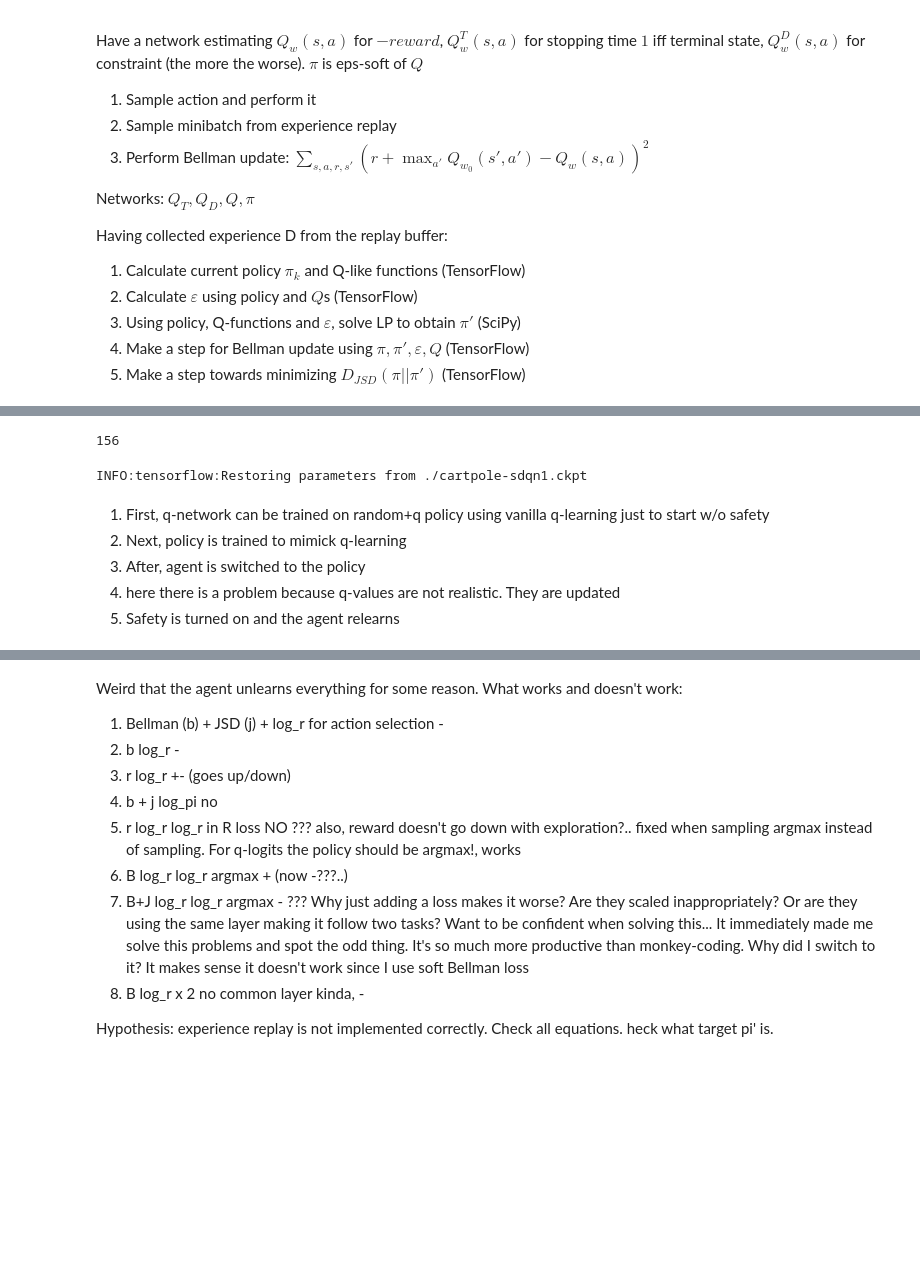
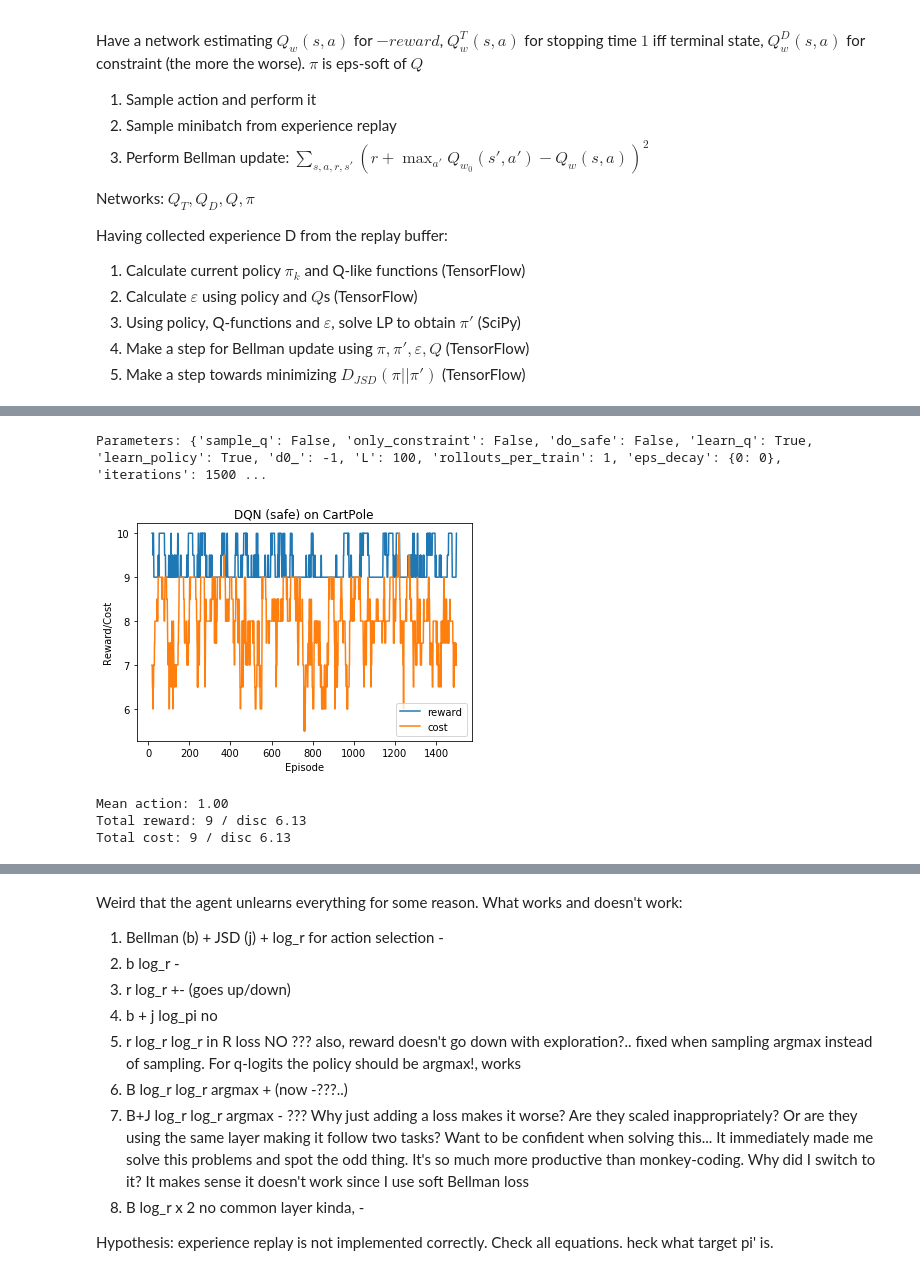
Before and after one commit to sergeivolodin/SafeContinuousStateRL, a Jupyter notebook: cartpole_safety_sdqn.ipynb, the cells around one changed output, grey strips where cells are left out. Cells and saved outputs as stored; diff of their text form; code cells hidden in the pictures; blank space fills up the shorter version.

```diff
--- a/cartpole_safety_sdqn.ipynb
+++ b/cartpole_safety_sdqn.ipynb
@@ -64,3 +79,9 @@ Saved to ./2019-05-29 15:27:51.767545_2.ckpt
 # %%
-learning_iterations(500, eps_decay, 2, L = 100, d0_ = -1, learn_policy = True, learn_q = True, do_safe = True,
-                   only_constraint = True, sample_q = False)
+learning_iterations(1500, eps_decay, 1, L = 100, d0_ = -1, learn_policy = True, learn_q = True, do_safe = False,
+                   only_constraint = False, sample_q = False)
+# %% [output]
+Parameters: {'sample_q': False, 'only_constraint': False, 'do_safe': False, 'learn_q': True, 'learn_policy': True, 'd0_': -1, 'L': 100, 'rollouts_per_train': 1, 'eps_decay': {0: 0}, 'iterations': 1500 ...
+[figure, added]
+Mean action: 1.00
+Total reward: 9 / disc 6.13
+Total cost: 9 / disc 6.13
@@ -86,16 +87,0 @@ for i in tqdm(range(500)):
-# %%
-sample_q = True # still sampling from Q to get behavior, but training pi
-print(len(get_rollout()))
-# %% [output]
-156
-# %%
-#tf.train.Saver().save(sess, './cartpole-sdqn1.ckpt')
-tf.train.Saver().restore(sess, './cartpole-sdqn1.ckpt')
-# %% [output]
-INFO:tensorflow:Restoring parameters from ./cartpole-sdqn1.ckpt
-# %% [markdown]
-1. First, q-network can be trained on random+q policy using vanilla q-learning just to start w/o safety
-2. Next, policy is trained to mimick q-learning
-3. After, agent is switched to the policy
-4. here there is a problem because q-values are not realistic. They are updated
-5. Safety is turned on and the agent relearns
```
Also changed, not shown: parts of 32 cells of this notebook.
